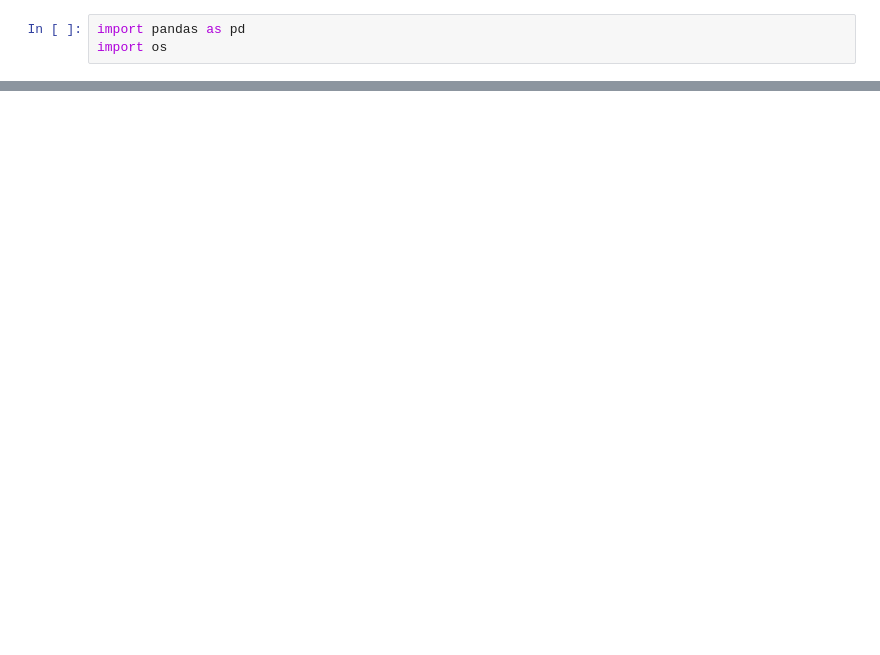
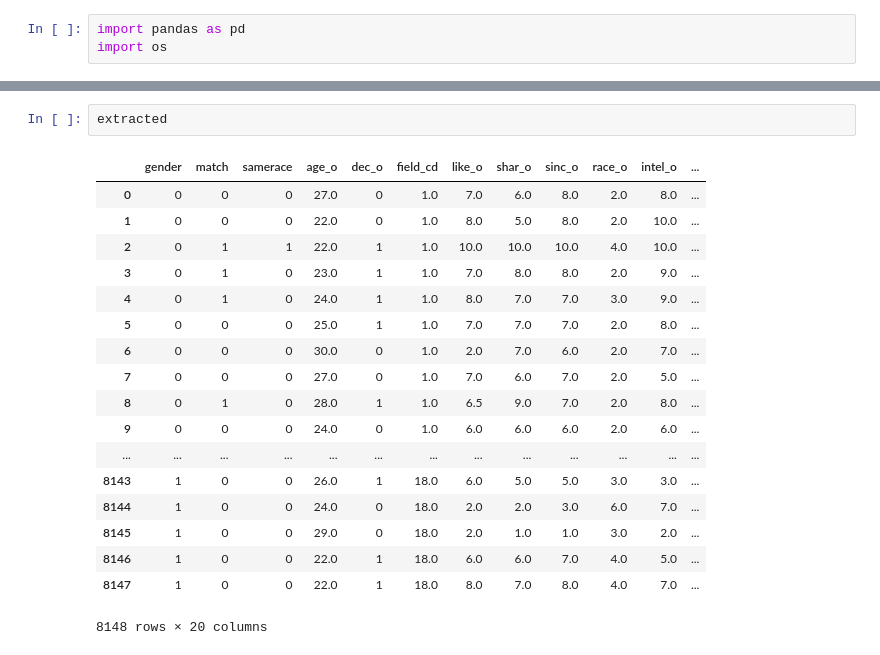
Before and after one commit to yulnicorn/Data-Analytics-Mining, a Jupyter notebook: DAM NN.ipynb, the cells around one changed output, grey strips where cells are left out. Saved outputs shown, nothing was run; the diff lists cells and outputs as text; blank space fills up the shorter version.

```diff
--- a/DAM NN.ipynb
+++ b/DAM NN.ipynb
@@ -27,3 +32,24 @@ print('the split train dataY is:', trainY_ ,'and the test dataY is:', testY_)
+# %%
+extracted
+# %% [output]
+|  | gender | match | samerace | age_o | dec_o | field_cd | like_o | shar_o | sinc_o | race_o | intel_o | ... |
+| 0 | 0 | 0 | 0 | 27.0 | 0 | 1.0 | 7.0 | 6.0 | 8.0 | 2.0 | 8.0 | ... |
+| 1 | 0 | 0 | 0 | 22.0 | 0 | 1.0 | 8.0 | 5.0 | 8.0 | 2.0 | 10.0 | ... |
+| 2 | 0 | 1 | 1 | 22.0 | 1 | 1.0 | 10.0 | 10.0 | 10.0 | 4.0 | 10.0 | ... |
+| 3 | 0 | 1 | 0 | 23.0 | 1 | 1.0 | 7.0 | 8.0 | 8.0 | 2.0 | 9.0 | ... |
+| 4 | 0 | 1 | 0 | 24.0 | 1 | 1.0 | 8.0 | 7.0 | 7.0 | 3.0 | 9.0 | ... |
+| 5 | 0 | 0 | 0 | 25.0 | 1 | 1.0 | 7.0 | 7.0 | 7.0 | 2.0 | 8.0 | ... |
+| 6 | 0 | 0 | 0 | 30.0 | 0 | 1.0 | 2.0 | 7.0 | 6.0 | 2.0 | 7.0 | ... |
+| 7 | 0 | 0 | 0 | 27.0 | 0 | 1.0 | 7.0 | 6.0 | 7.0 | 2.0 | 5.0 | ... |
+| 8 | 0 | 1 | 0 | 28.0 | 1 | 1.0 | 6.5 | 9.0 | 7.0 | 2.0 | 8.0 | ... |
+| 9 | 0 | 0 | 0 | 24.0 | 0 | 1.0 | 6.0 | 6.0 | 6.0 | 2.0 | 6.0 | ... |
+| ... | ... | ... | ... | ... | ... | ... | ... | ... | ... | ... | ... | ... |
+| 8143 | 1 | 0 | 0 | 26.0 | 1 | 18.0 | 6.0 | 5.0 | 5.0 | 3.0 | 3.0 | ... |
+| 8144 | 1 | 0 | 0 | 24.0 | 0 | 18.0 | 2.0 | 2.0 | 3.0 | 6.0 | 7.0 | ... |
+| 8145 | 1 | 0 | 0 | 29.0 | 0 | 18.0 | 2.0 | 1.0 | 1.0 | 3.0 | 2.0 | ... |
+| 8146 | 1 | 0 | 0 | 22.0 | 1 | 18.0 | 6.0 | 6.0 | 7.0 | 4.0 | 5.0 | ... |
+| 8147 | 1 | 0 | 0 | 22.0 | 1 | 18.0 | 8.0 | 7.0 | 8.0 | 4.0 | 7.0 | ... |
+8148 rows × 20 columns
 # %%
 import tensorflow as tf
 import numpy as np
```
Also changed, not shown: parts of 7 cells of this notebook, 1 other file.
